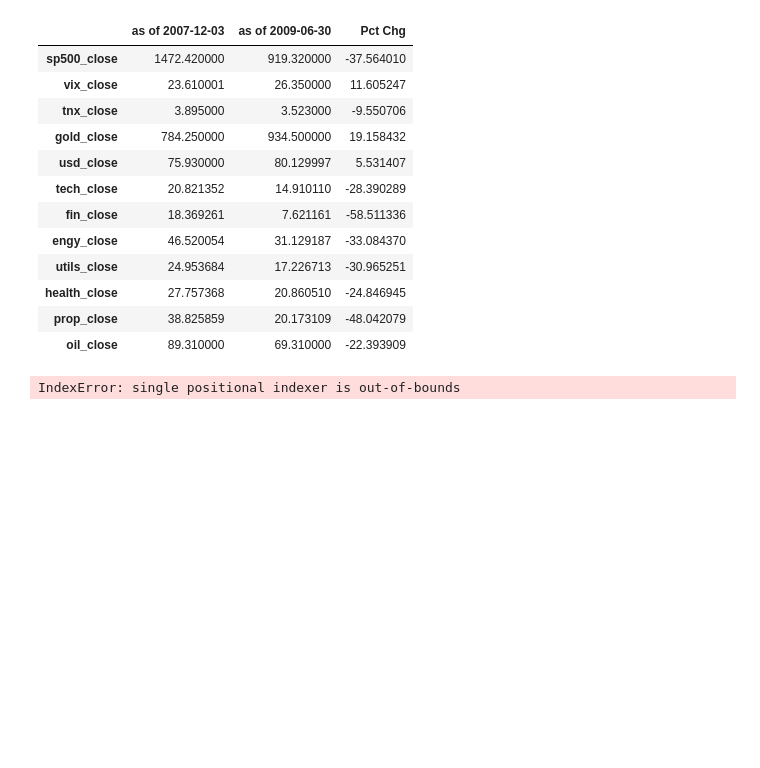
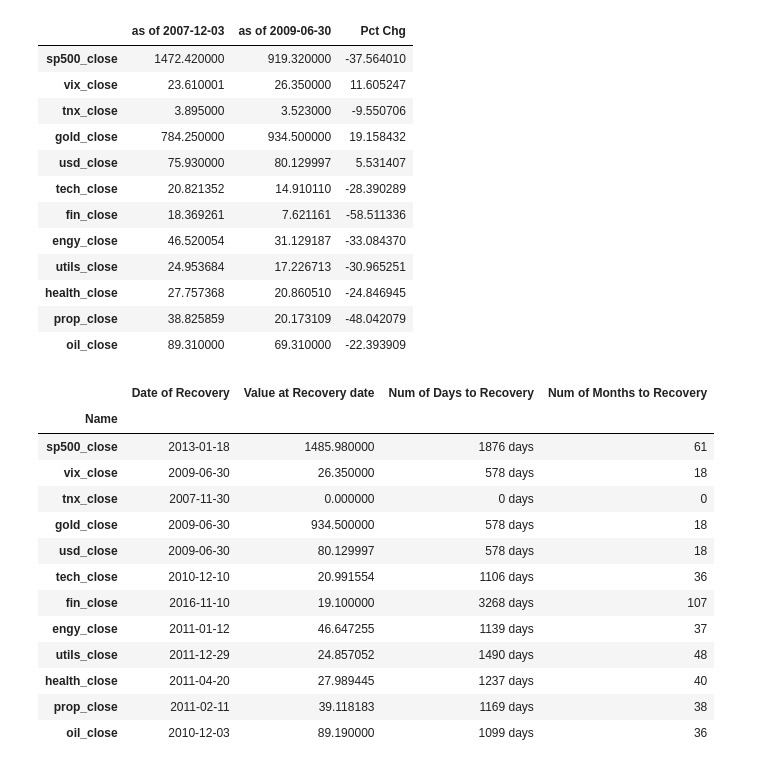
Before and after one commit to AndrewRBader/CU-Fintech_Project-1, a Jupyter notebook: Max/main_great.ipynb, the cells around one changed output. Drawn from its saved outputs; the diff is of its cells as text; code cells hidden in the pictures; blank space fills up the shorter version.

```diff
--- a/Max/main_great.ipynb
+++ b/Max/main_great.ipynb
@@ -205,39 +202,66 @@ start_date='2007-11-30'
 end_date='2009-06-30'
 
 initial_df=concat_df.loc[start_date,:]
+
+
 PostRec_df=concat_df.loc[end_date:,:]
 PostRec_df=PostRec_df.reset_index()
+
 
 idx_list={ 0:'sp500_close'
           ,1:'vix_close'
           ,2:'tnx_close'
           ,3:'gold_close'
           ,4:'usd_close'
           ,5:'tech_close'
           ,6:'fin_close'
           ,7:'engy_close'
           ,8:'utils_close'
           ,9:'health_close'
           ,10:'prop_close'
           ,11:'oil_close'
          }
 
 
 results=[]
 for key,value in idx_list.items():
-    days_to_rec_df1=list(PostRec_df[['Date',value]].loc[PostRec_df[value]>=initial_df[key],:].iloc[0,])
-    days_to_rec_df1.insert(0, value)
-    results.append(days_to_rec_df1)
+    days_to_rec_df1=PostRec_df[['Date',value]].loc[PostRec_df[value]>=initial_df[key],:]
+    # display(days_to_rec_df1)
+
+    if days_to_rec_df1.empty != True:
+        days_to_rec_df1=days_to_rec_df1.iloc[0]
+        days_to_rec_df1=list(PostRec_df[['Date',value]].loc[PostRec_df[value]>=initial_df[key],:].iloc[0,])
+        days_to_rec_df1.insert(0, value)
+        # print(days_to_rec_df1)
+        results.append(days_to_rec_df1)
+    else:
+        days_to_rec_df1=[value,pd.to_datetime(start_date),0]
+        results.append(days_to_rec_df1)
 
 results_df=pd.DataFrame(results)
+
+results_df
 results_df=results_df.rename(columns={0:"Name",
                                       1:"Date of Recovery",
                                       2:"Value at Recovery date"})
 
 results_df['Num of Days to Recovery']=results_df["Date of Recovery"]-pd.to_datetime(start_date)
 results_df['Num of Months to Recovery']=results_df['Num of Days to Recovery']/np.timedelta64(1, 'M')
 results_df['Num of Months to Recovery']=results_df['Num of Months to Recovery'].astype(int)
 results_df=results_df.set_index('Name')
 results_df
 # %% [output]
-IndexError: single positional indexer is out-of-bounds
+|  | Date of Recovery | Value at Recovery date | Num of Days to Recovery | Num of Months to Recovery |
+| Name |  |  |  |  |
+| sp500_close | 2013-01-18 | 1485.980000 | 1876 days | 61 |
+| vix_close | 2009-06-30 | 26.350000 | 578 days | 18 |
+| tnx_close | 2007-11-30 | 0.000000 | 0 days | 0 |
+| gold_close | 2009-06-30 | 934.500000 | 578 days | 18 |
+| usd_close | 2009-06-30 | 80.129997 | 578 days | 18 |
+| tech_close | 2010-12-10 | 20.991554 | 1106 days | 36 |
+| fin_close | 2016-11-10 | 19.100000 | 3268 days | 107 |
+| engy_close | 2011-01-12 | 46.647255 | 1139 days | 37 |
+| utils_close | 2011-12-29 | 24.857052 | 1490 days | 48 |
+| health_close | 2011-04-20 | 27.989445 | 1237 days | 40 |
+| prop_close | 2011-02-11 | 39.118183 | 1169 days | 38 |
+| oil_close | 2010-12-03 | 89.190000 | 1099 days | 36 |
```
Also changed, not shown: parts of 1 cell of this notebook.
